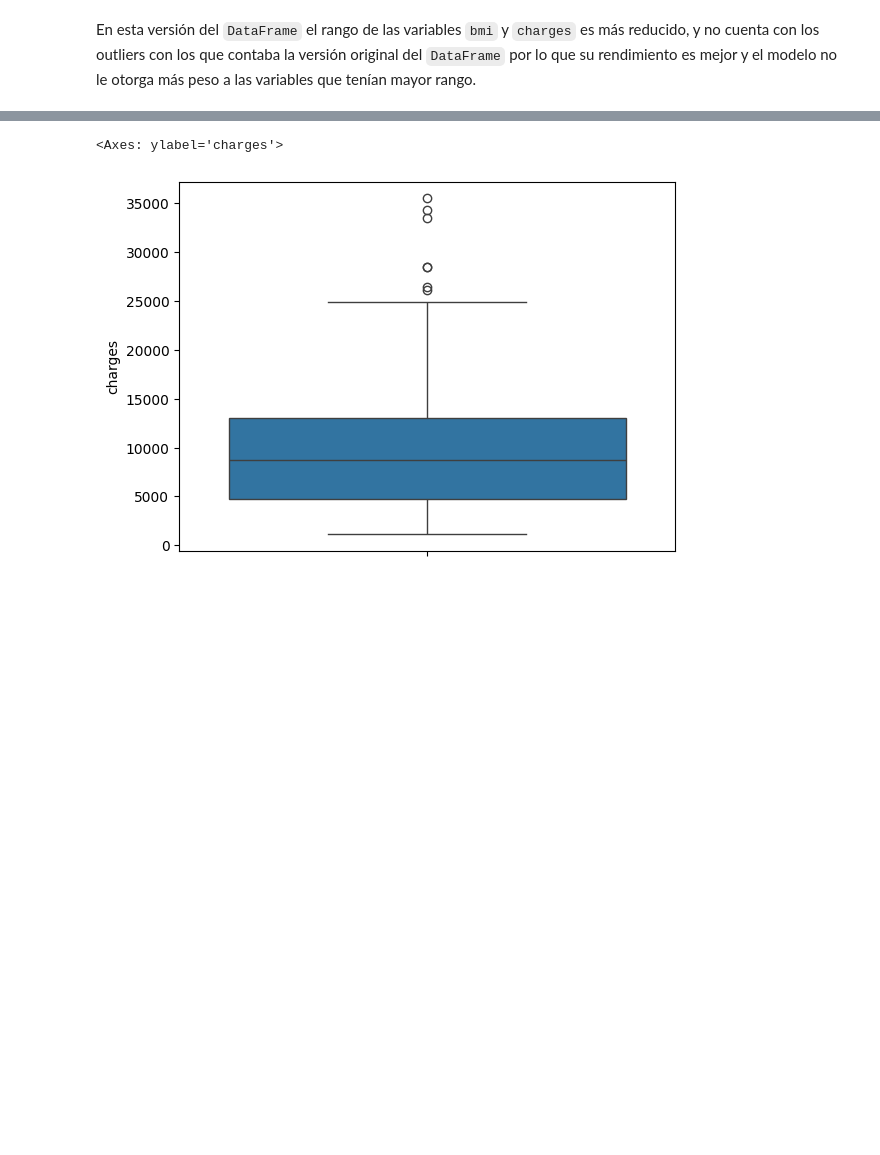
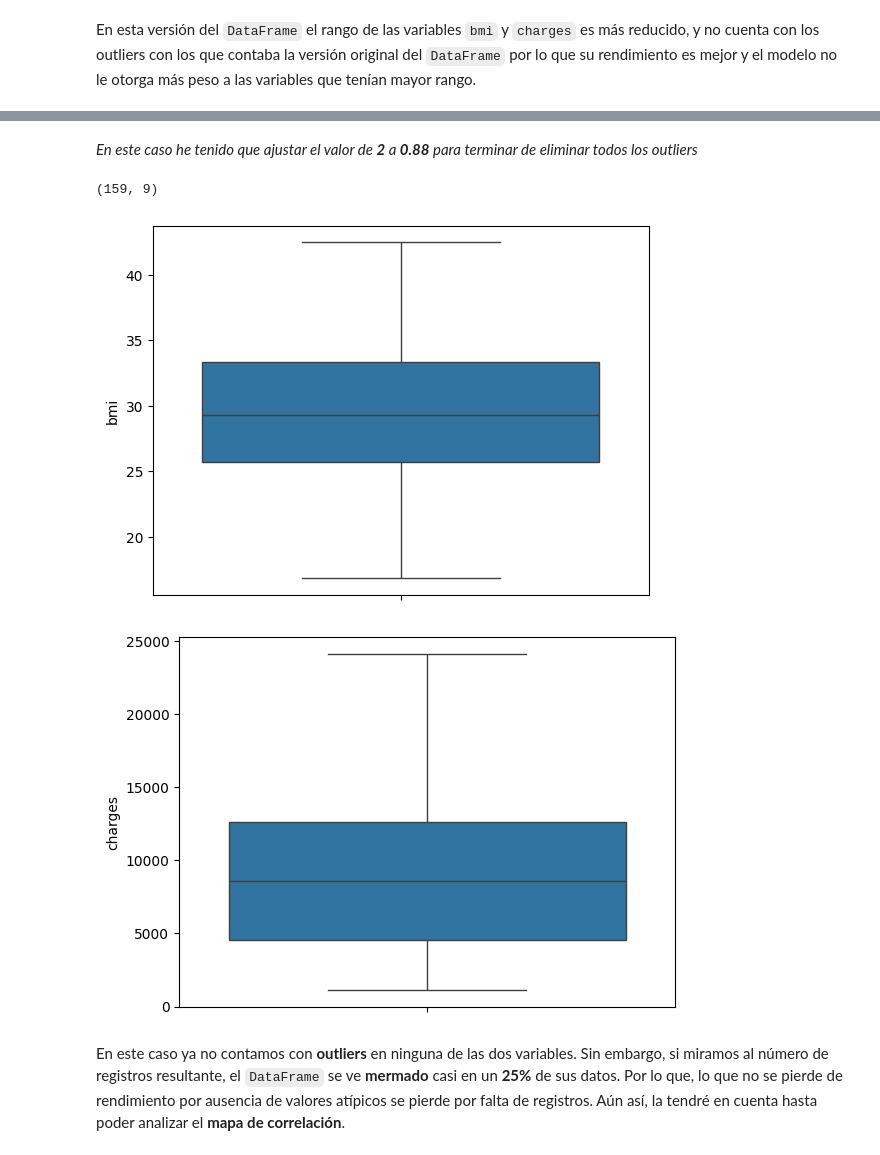
Before and after one commit to m0xn/ensurance-lr, a Jupyter notebook: actividades/proyecto-final.ipynb, the cells around one changed output, grey strips where cells are left out. Saved outputs shown, nothing was run; the diff lists cells and outputs as text; code cells hidden in the pictures; blank space fills up the shorter version.

```diff
--- a/actividades/proyecto-final.ipynb
+++ b/actividades/proyecto-final.ipynb
@@ -283,12 +295,30 @@ Este método categoriza como outliers aquellos valores por encima del **tercer c
+# %%
+std = df['charges'].std()
+mean = df['charges'].mean()
+
+charges_z_score = (df['charges'] - mean) / std
+charges_outliers = np.where(charges_z_score > 0.88)[0]
+# %% [markdown]
+*En este caso he tenido que ajustar el valor de **2** a **0.88** para terminar de eliminar todos los outliers*
 # %%
-q1 = df['charges'].quantile(q=0.25)
-q3 = df['charges'].quantile(q=0.75)
+q1 = df['bmi'].quantile(q=0.25)
+q3 = df['bmi'].quantile(q=0.75)
 irq = q3 - q1
 
-charges_outliers = df[df['charges'] > q3 + 1.5*irq].index
-df_out_full = df.drop(charges_outliers)
+bmi_outliers = np.where(df['bmi'] > q3 + 1.5*irq)
-# %%
-boxplot(df_out_full['charges'])
-# %% [output]
-<Axes: ylabel='charges'>
-[figure, removed]
+# %%
+df_out_full = df.drop(np.append(bmi_outliers, charges_outliers))
+df_out_full.shape
+# %% [output]
+(159, 9)
+# %%
+# Representación de los diagramas de caja y bigote
+boxplot(df_out_full['bmi'])
+show()
+boxplot(df_out_full['charges'])
+show()
+# %% [output]
+[figure, added]
+[figure, added]
+# %% [markdown]
+En este caso ya no contamos con **outliers** en ninguna de las dos variables. Sin embargo, si miramos al número de registros resultante, el `DataFrame` se ve **mermado** casi en un **25%** de sus datos. Por lo que, lo que no se pierde de rendimiento por ausencia de valores atípicos se pierde por falta de registros. Aún así, la tendré en cuenta hasta poder analizar el **mapa de correlación**.
```
Also changed, not shown: parts of 9 cells of this notebook.
